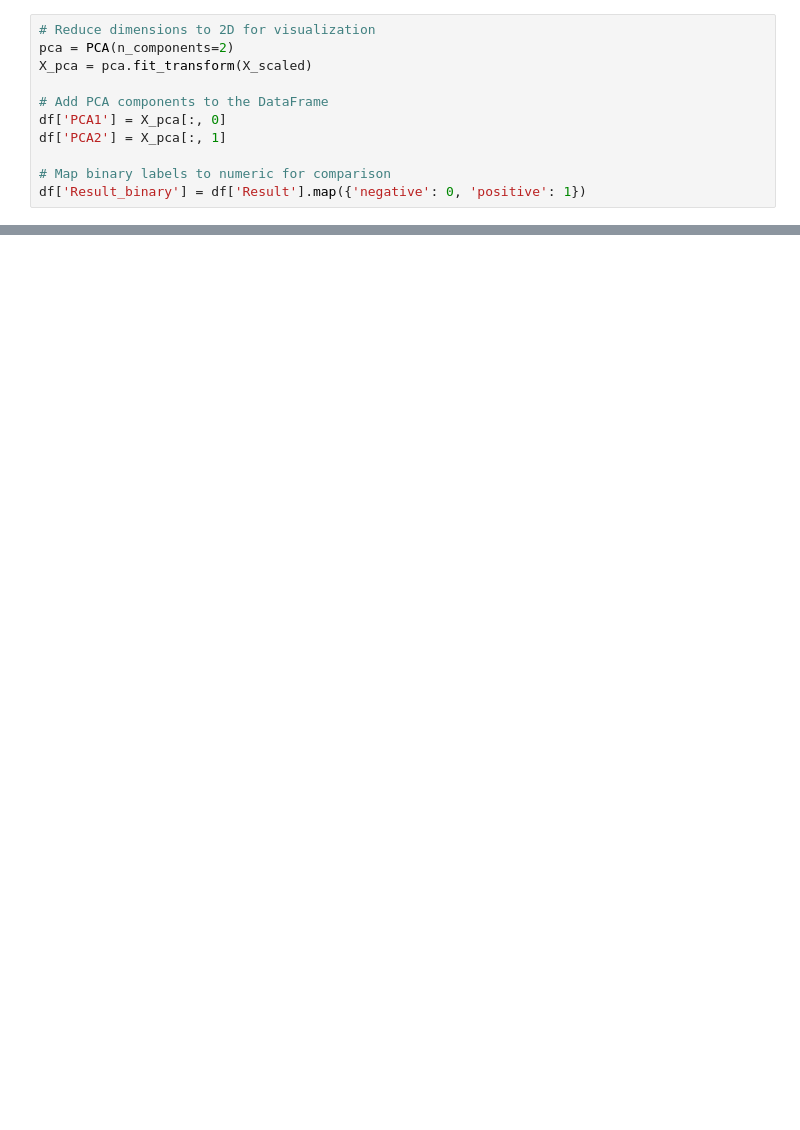
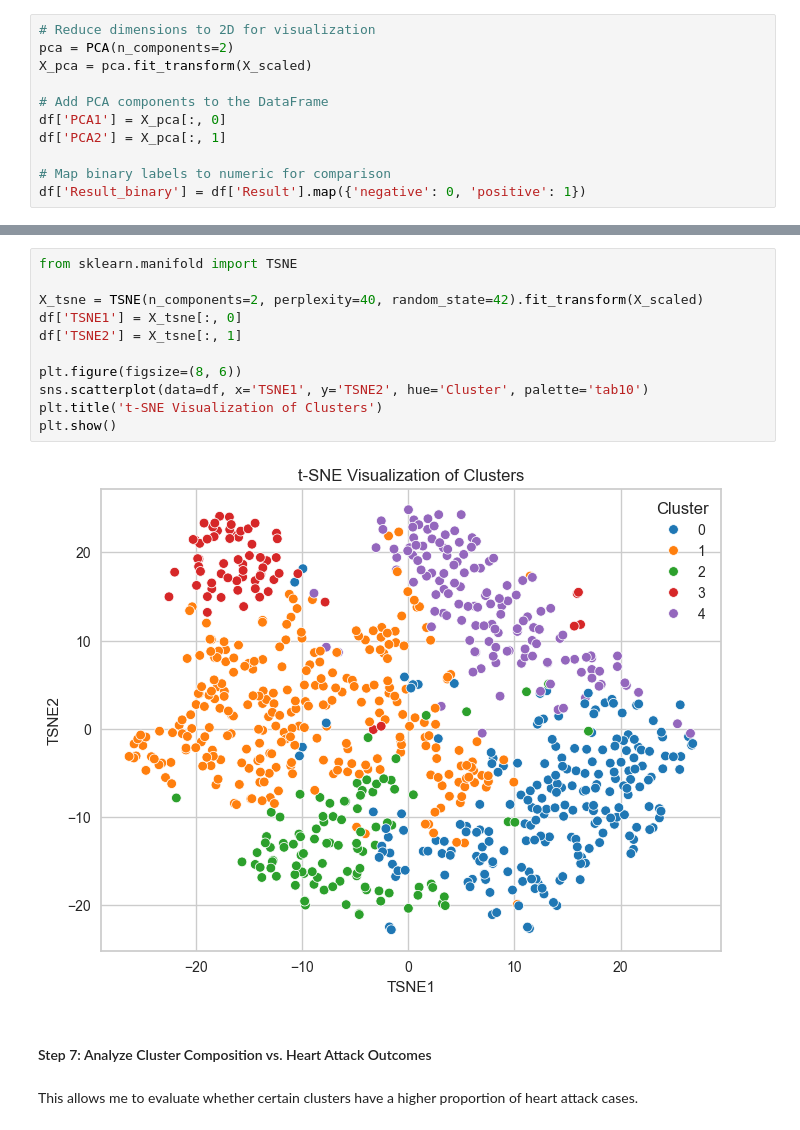
Before and after one commit to qmer05/bi-heart-attack-exam-project, a Jupyter notebook: sprint_3_data_modelling/k_means_clustering.ipynb, the cells around one changed output, grey strips where cells are left out. Saved outputs shown, nothing was run; the diff lists cells and outputs as text; blank space fills up the shorter version.

```diff
--- a/sprint_3_data_modelling/k_means_clustering.ipynb
+++ b/sprint_3_data_modelling/k_means_clustering.ipynb
@@ -195,0 +250,17 @@ Cluster 4: (136, 2)
+# %%
+from sklearn.manifold import TSNE
+
+X_tsne = TSNE(n_components=2, perplexity=40, random_state=42).fit_transform(X_scaled)
+df['TSNE1'] = X_tsne[:, 0]
+df['TSNE2'] = X_tsne[:, 1]
+
+plt.figure(figsize=(8, 6))
+sns.scatterplot(data=df, x='TSNE1', y='TSNE2', hue='Cluster', palette='tab10')
+plt.title('t-SNE Visualization of Clusters')
+plt.show()
+# %% [output]
+[figure, added]
+# %% [markdown]
+#### Step 7: Analyze Cluster Composition vs. Heart Attack Outcomes
+# %% [markdown]
+This allows me to evaluate whether certain clusters have a higher proportion of heart attack cases.
```
Also changed, not shown: parts of 36 cells of this notebook.
